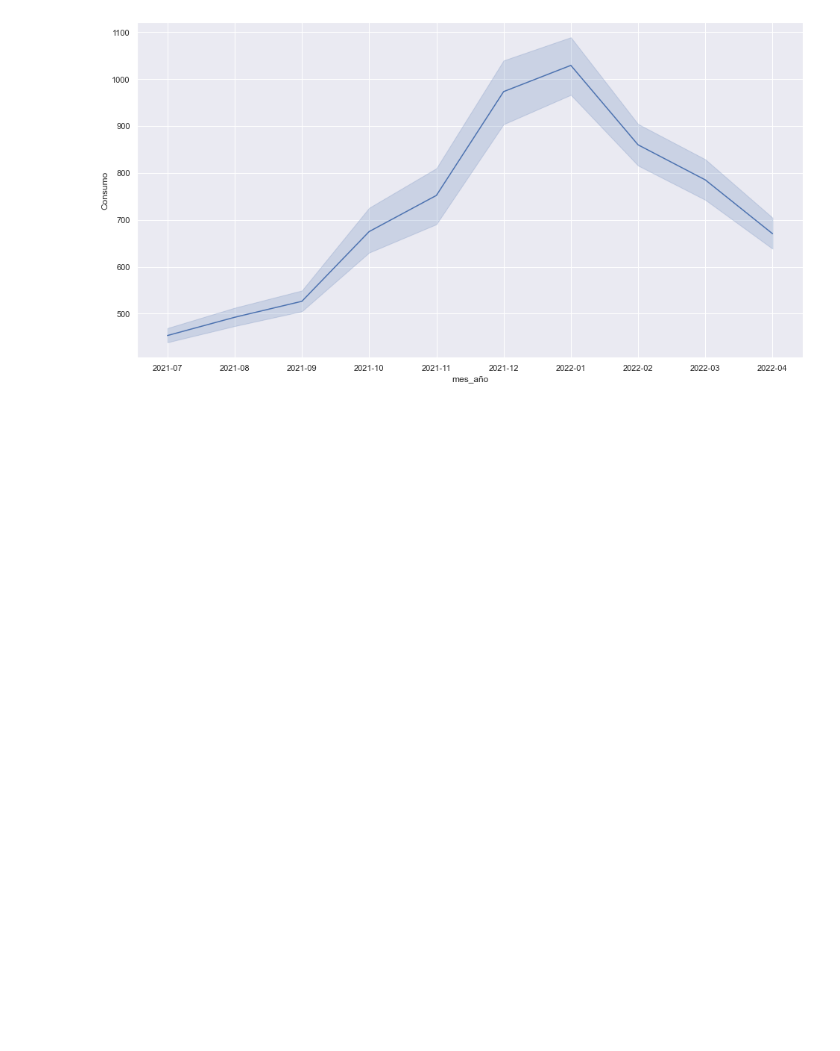
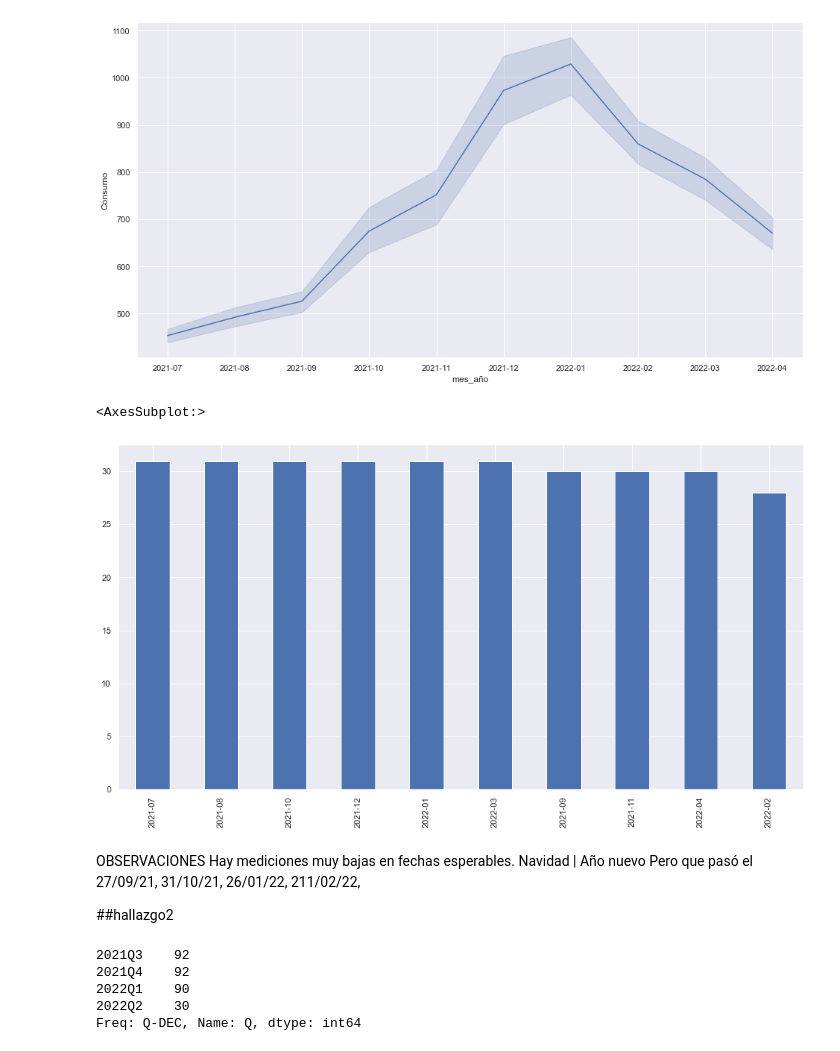
Before and after one commit to ISPCGrupo3/Regresion, a Jupyter notebook: cross_validation_forecast/Check_datasets.ipynb, the cells around one changed output. Drawn from its saved outputs; the diff is of its cells as text; code cells hidden in the pictures; blank space fills up the shorter version.

```diff
--- a/cross_validation_forecast/Check_datasets.ipynb
+++ b/cross_validation_forecast/Check_datasets.ipynb
@@ -98,3 +140,23 @@ sns.lineplot(x="mes_año", y="Consumo",
 # %% [output]
 <AxesSubplot:xlabel='mes_año', ylabel='Consumo'>
 [figure]
+# %%
+df_reducido.mes_año.value_counts().plot(kind='bar')
+# %% [output]
+<AxesSubplot:>
+[figure, added]
+# %% [markdown]
+OBSERVACIONES
+Hay mediciones muy bajas en fechas esperables. Navidad | Año nuevo
+Pero que pasó el 27/09/21, 31/10/21, 26/01/22, 211/02/22,
+
+##hallazgo2
+# %%
+df_datos_diarios_completa['Q'] = pd.PeriodIndex(df_datos_diarios_completa.FECHA, freq='Q')
+df_datos_diarios_completa.Q.value_counts()
+# %% [output]
+2021Q3    92
+2021Q4    92
+2022Q1    90
+2022Q2    30
+Freq: Q-DEC, Name: Q, dtype: int64
```
Also changed, not shown: parts of 31 cells of this notebook, 2 other files.
